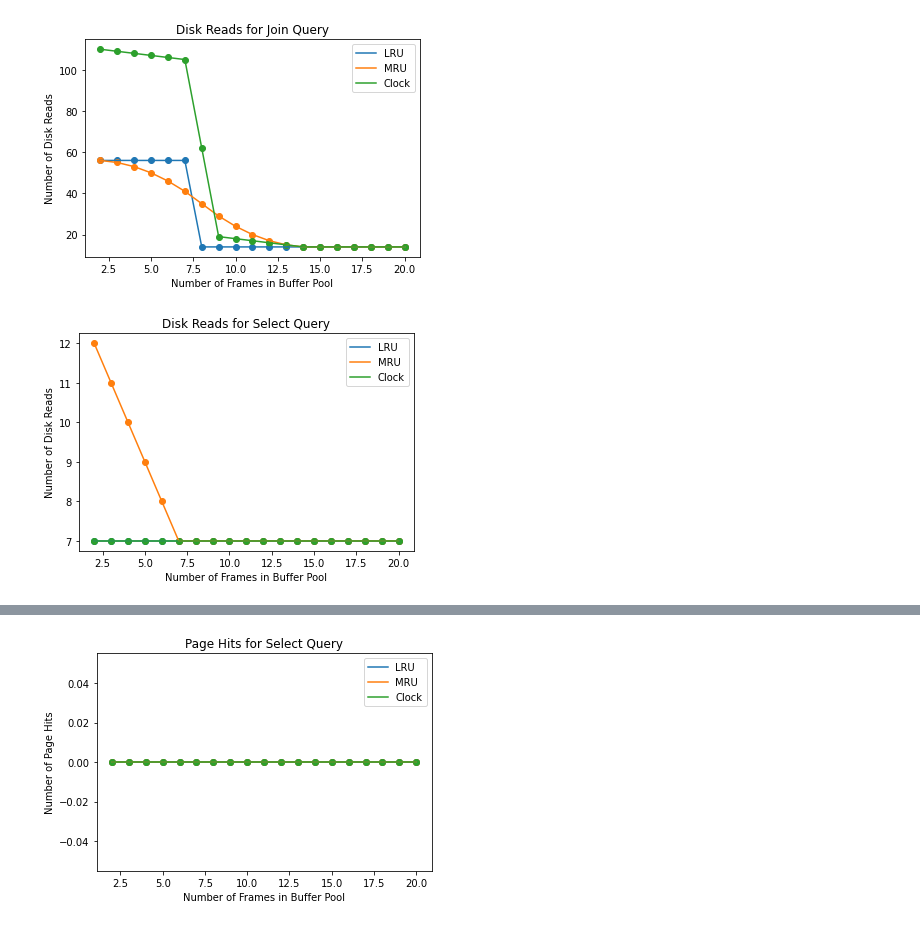
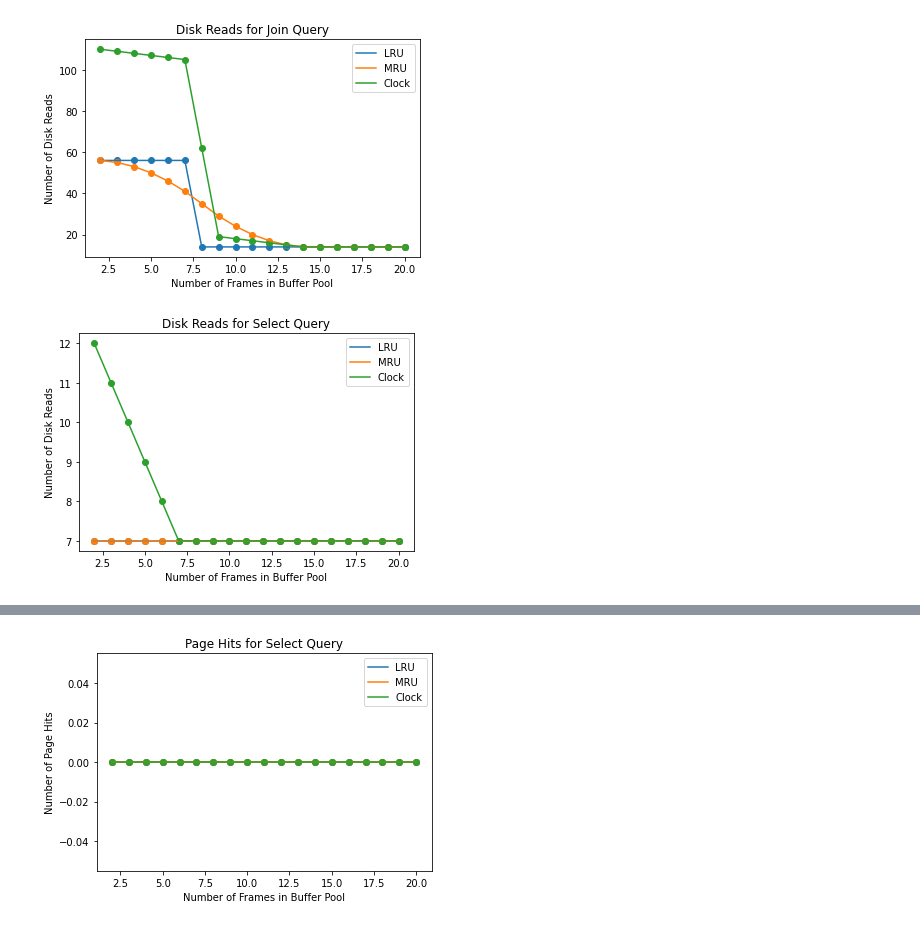
Before and after one commit to likhnic/DBMS_Project, a Jupyter notebook: getResults.ipynb, the cells around one changed output, grey strips where cells are left out. Drawn from its saved outputs; the diff is of its cells as text; code cells hidden in the pictures.

```diff
--- a/getResults.ipynb
+++ b/getResults.ipynb
@@ -28,23 +28,23 @@ plt.show()
 [figure]
 # %%
 diskReadsLRU = data[3]
-diskReadsClock = data[4]
-diskReadsMRU = data[5]
+diskReadsMRU = data[4]
+diskReadsClock = data[5]
 import matplotlib.pyplot as plt
 
 plt.plot(frames, diskReadsLRU, label='LRU')
 plt.plot(frames, diskReadsMRU, label='MRU')
 plt.plot(frames, diskReadsClock, label='Clock')
 plt.scatter(frames, diskReadsLRU)
 plt.scatter(frames, diskReadsMRU)
 plt.scatter(frames, diskReadsClock)
 plt.xlabel('Number of Frames in Buffer Pool')
 plt.ylabel('Number of Disk Reads')
 plt.legend()
 plt.title('Disk Reads for Select Query')
 
 plt.show()
 # %% [output]
-[figure, old version]
+[figure, new version]
 # %%
 diskReadsLRU = data[15]
```
Also changed, not shown: parts of 2 cells of this notebook, 2 other files.
